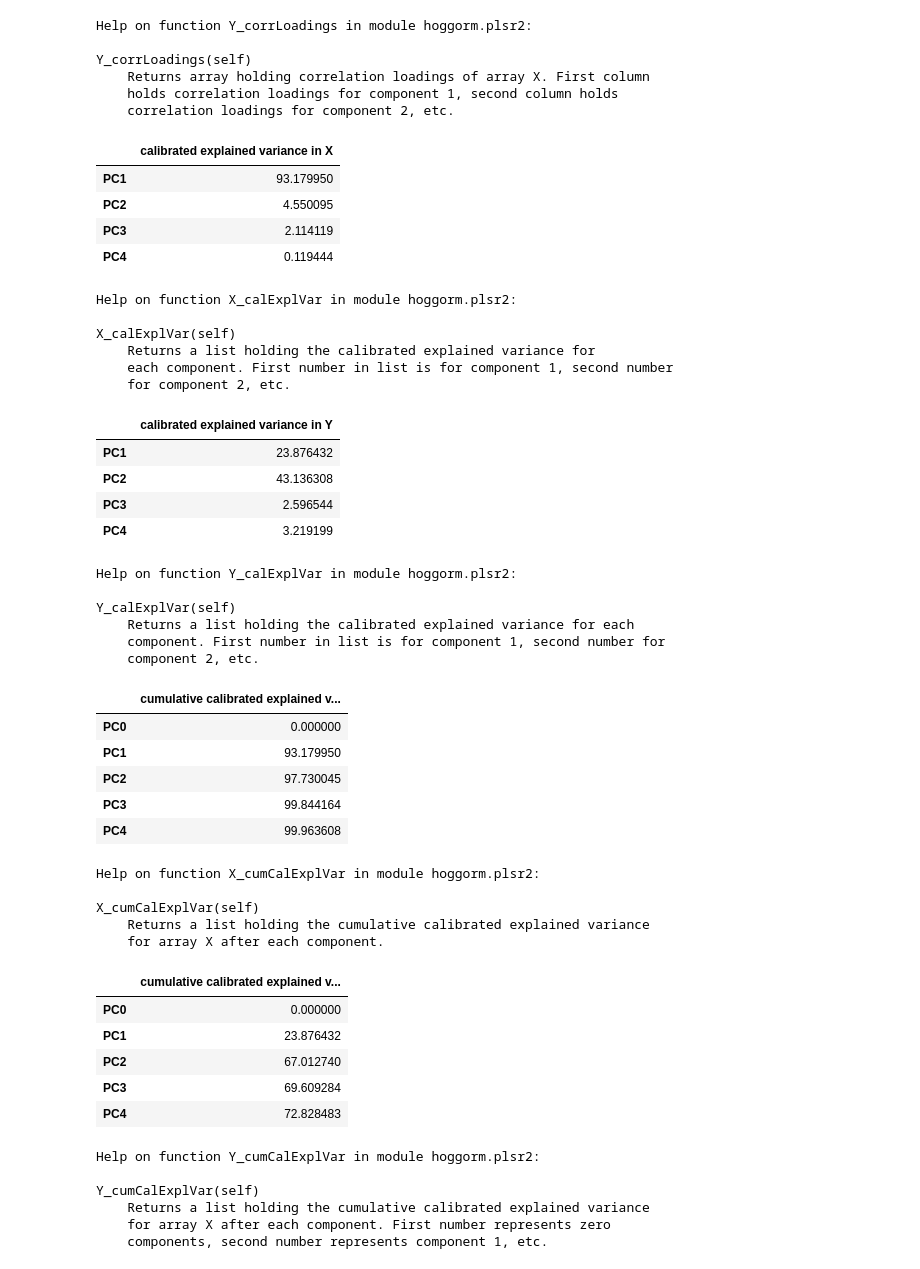
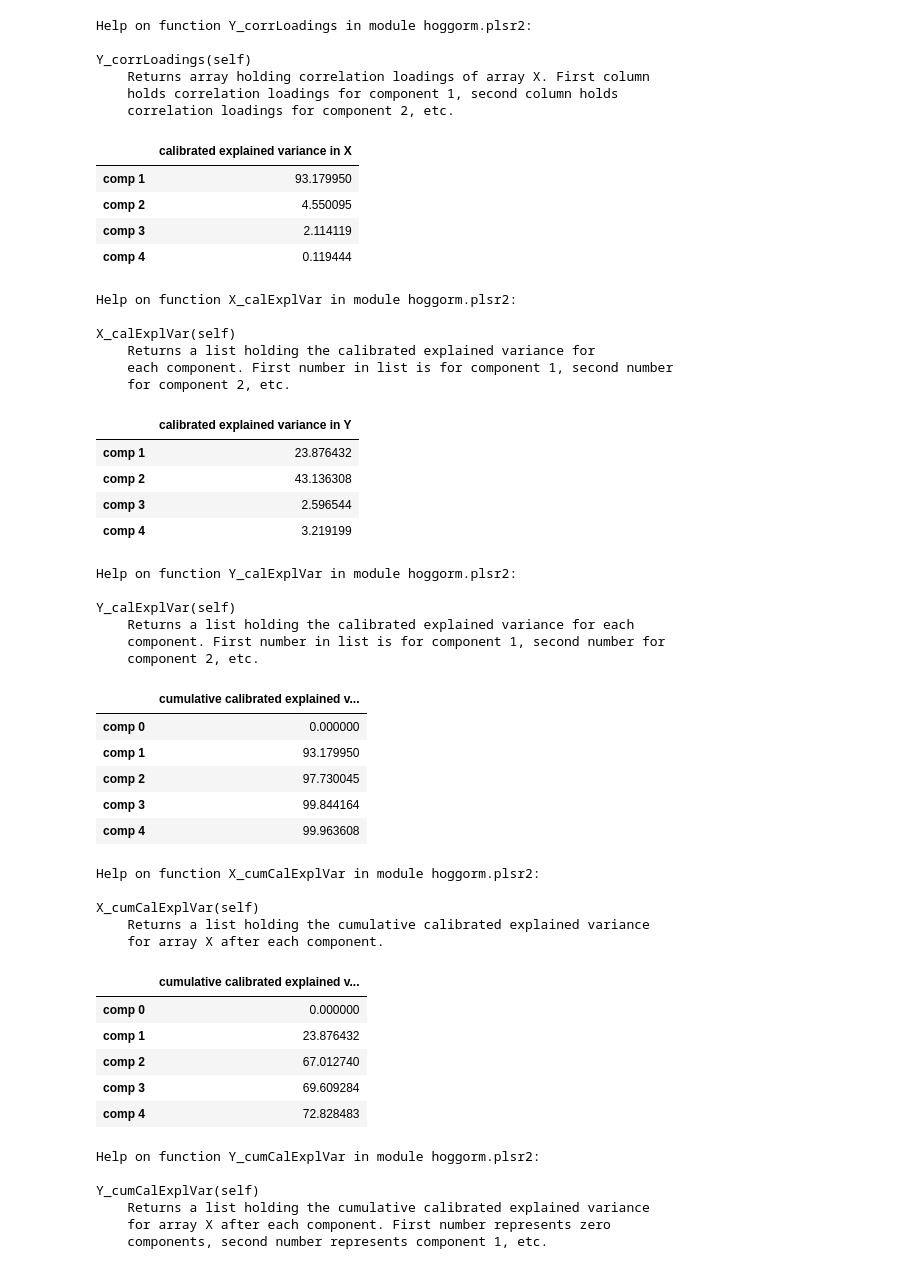
Before and after one commit to olivertomic/hoggorm, a Jupyter notebook: examples/PLSR/PLSR_on_sensory_and_fluorescence_data.ipynb, the cells around one changed output. Drawn from its saved outputs; the diff is of its cells as text; code cells hidden in the pictures.

```diff
--- a/examples/PLSR/PLSR_on_sensory_and_fluorescence_data.ipynb
+++ b/examples/PLSR/PLSR_on_sensory_and_fluorescence_data.ipynb
@@ -349,14 +349,14 @@ X_calExplVar = model.X_calExplVar()
 # Get calibrated explained variance in X and store in pandas dataframe with row and column names
 X_calExplVar_df = pd.DataFrame(model.X_calExplVar())
 X_calExplVar_df.columns = ['calibrated explained variance in X']
-X_calExplVar_df.index = ['PC{0}'.format(x+1) for x in range(model.X_loadings().shape[1])]
+X_calExplVar_df.index = ['comp {0}'.format(x+1) for x in range(model.X_loadings().shape[1])]
 X_calExplVar_df
 # %% [output]
 |  | calibrated explained variance in X |
-| PC1 | 93.179950 |
-| PC2 | 4.550095 |
-| PC3 | 2.114119 |
-| PC4 | 0.119444 |
+| comp 1 | 93.179950 |
+| comp 2 | 4.550095 |
+| comp 3 | 2.114119 |
+| comp 4 | 0.119444 |
 # %%
 help(ho.nipalsPLS2.X_calExplVar)
 # %% [output]
@@ -373,14 +373,14 @@ Y_calExplVar = model.Y_calExplVar()
 # Get calibrated explained variance in Y and store in pandas dataframe with row and column names
 Y_calExplVar_df = pd.DataFrame(model.Y_calExplVar())
 Y_calExplVar_df.columns = ['calibrated explained variance in Y']
-Y_calExplVar_df.index = ['PC{0}'.format(x+1) for x in range(model.Y_loadings().shape[1])]
+Y_calExplVar_df.index = ['comp {0}'.format(x+1) for x in range(model.Y_loadings().shape[1])]
 Y_calExplVar_df
 # %% [output]
 |  | calibrated explained variance in Y |
-| PC1 | 23.876432 |
-| PC2 | 43.136308 |
-| PC3 | 2.596544 |
-| PC4 | 3.219199 |
+| comp 1 | 23.876432 |
+| comp 2 | 43.136308 |
+| comp 3 | 2.596544 |
+| comp 4 | 3.219199 |
 # %%
 help(ho.nipalsPLS2.Y_calExplVar)
 # %% [output]
@@ -393,19 +393,19 @@ Y_calExplVar(self)
 # %%
 # Get cumulative calibrated explained variance in X
 X_cumCalExplVar = model.X_cumCalExplVar()
 
 # Get cumulative calibrated explained variance in X and store in pandas dataframe with row and column names
 X_cumCalExplVar_df = pd.DataFrame(model.X_cumCalExplVar())
 X_cumCalExplVar_df.columns = ['cumulative calibrated explained variance in X']
-X_cumCalExplVar_df.index = ['PC{0}'.format(x) for x in range(model.X_loadings().shape[1] + 1)]
+X_cumCalExplVar_df.index = ['comp {0}'.format(x) for x in range(model.X_loadings().shape[1] + 1)]
 X_cumCalExplVar_df
 # %% [output]
 |  | cumulative calibrated explained v... |
-| PC0 | 0.000000 |
-| PC1 | 93.179950 |
-| PC2 | 97.730045 |
-| PC3 | 99.844164 |
-| PC4 | 99.963608 |
+| comp 0 | 0.000000 |
+| comp 1 | 93.179950 |
+| comp 2 | 97.730045 |
+| comp 3 | 99.844164 |
+| comp 4 | 99.963608 |
 # %%
 help(ho.nipalsPLS2.X_cumCalExplVar)
 # %% [output]
@@ -421,15 +421,15 @@ Y_cumCalExplVar = model.Y_cumCalExplVar()
 # Get cumulative calibrated explained variance in Y and store in pandas dataframe with row and column names
 Y_cumCalExplVar_df = pd.DataFrame(model.Y_cumCalExplVar())
 Y_cumCalExplVar_df.columns = ['cumulative calibrated explained variance in Y']
-Y_cumCalExplVar_df.index = ['PC{0}'.format(x) for x in range(model.Y_loadings().shape[1] + 1)]
+Y_cumCalExplVar_df.index = ['comp {0}'.format(x) for x in range(model.Y_loadings().shape[1] + 1)]
 Y_cumCalExplVar_df
 # %% [output]
 |  | cumulative calibrated explained v... |
-| PC0 | 0.000000 |
-| PC1 | 23.876432 |
-| PC2 | 67.012740 |
-| PC3 | 69.609284 |
-| PC4 | 72.828483 |
+| comp 0 | 0.000000 |
+| comp 1 | 23.876432 |
+| comp 2 | 67.012740 |
+| comp 3 | 69.609284 |
+| comp 4 | 72.828483 |
 # %%
 help(ho.nipalsPLS2.Y_cumCalExplVar)
 # %% [output]
```
Also changed, not shown: parts of 22 cells of this notebook, 5 other files.
